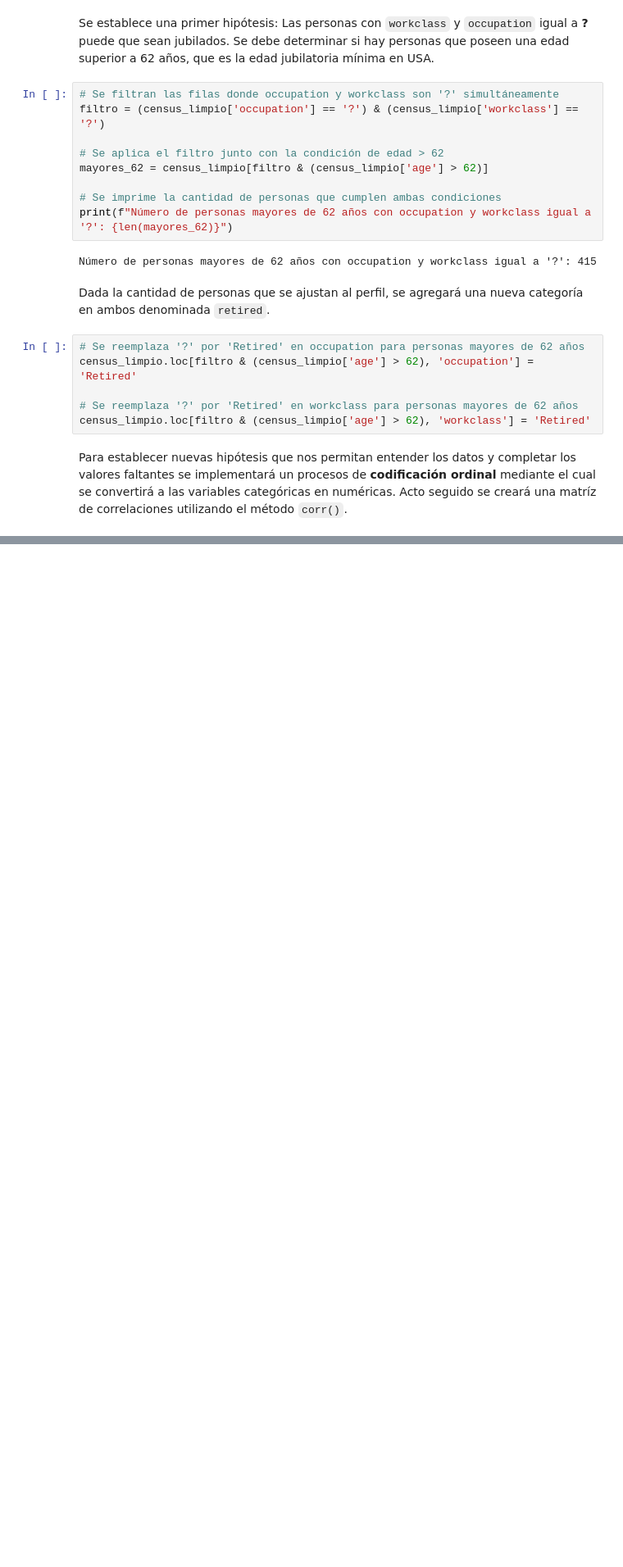
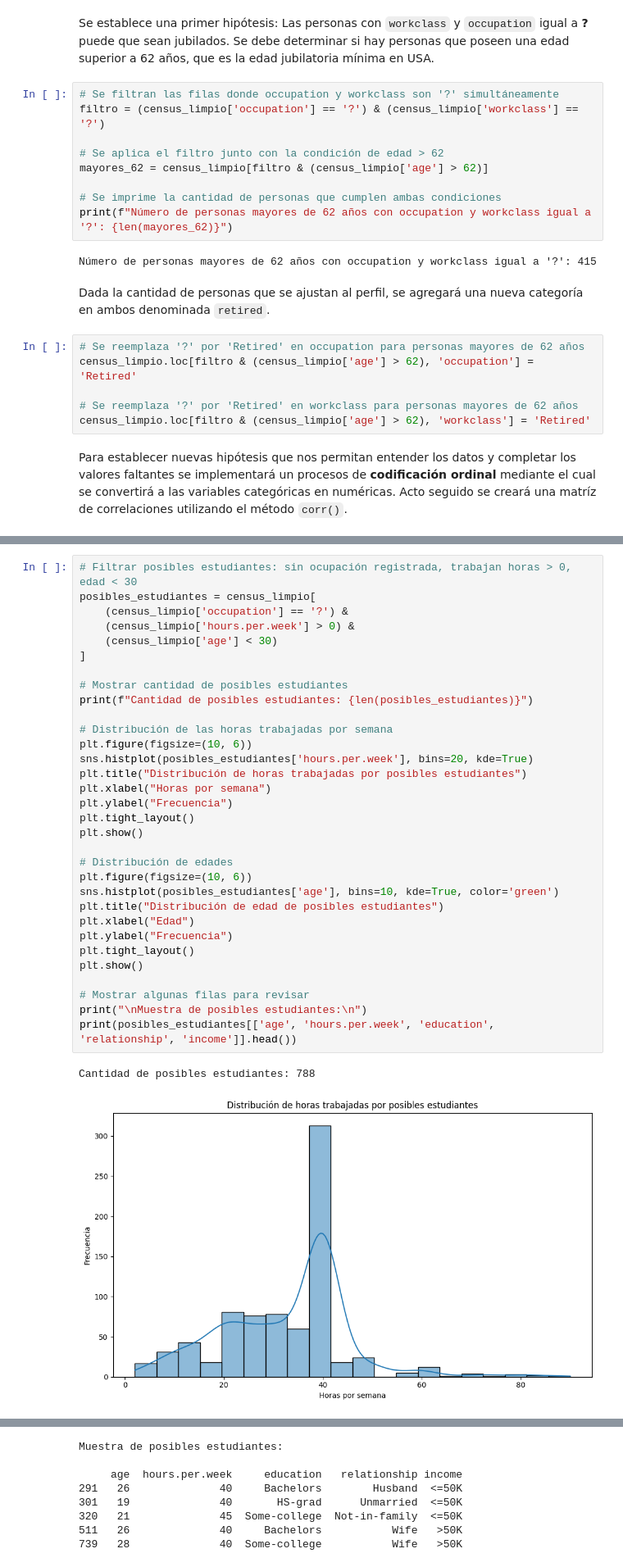
Before and after one commit to jquelas/adult_census_income, a Jupyter notebook: adult_census_income.ipynb, the cells around one changed output, grey strips where cells are left out. Shown: that part at 82% size. Drawn from its saved outputs; the diff is of its cells as text; blank space fills up the shorter version.

```diff
--- a/adult_census_income.ipynb
+++ b/adult_census_income.ipynb
@@ -542,0 +549,35 @@ plt.show()
+# %%
+# Filtrar posibles estudiantes: sin ocupación registrada, trabajan horas > 0, edad < 30
+posibles_estudiantes = census_limpio[
+    (census_limpio['occupation'] == '?') &
+    (census_limpio['hours.per.week'] > 0) &
+    (census_limpio['age'] < 30)
+]
+
+# Mostrar cantidad de posibles estudiantes
+print(f"Cantidad de posibles estudiantes: {len(posibles_estudiantes)}")
+
+# Distribución de las horas trabajadas por semana
+plt.figure(figsize=(10, 6))
+sns.histplot(posibles_estudiantes['hours.per.week'], bins=20, kde=True)
+plt.title("Distribución de horas trabajadas por posibles estudiantes")
+plt.xlabel("Horas por semana")
+plt.ylabel("Frecuencia")
+plt.tight_layout()
+plt.show()
+
+# Distribución de edades
+plt.figure(figsize=(10, 6))
+sns.histplot(posibles_estudiantes['age'], bins=10, kde=True, color='green')
+plt.title("Distribución de edad de posibles estudiantes")
+plt.xlabel("Edad")
+plt.ylabel("Frecuencia")
+plt.tight_layout()
+plt.show()
+
+# Mostrar algunas filas para revisar
+print("\nMuestra de posibles estudiantes:\n")
+print(posibles_estudiantes[['age', 'hours.per.week', 'education', 'relationship', 'income']].head())
+# %% [output]
+Cantidad de posibles estudiantes: 788
+[figure, added]
@@ -542,0 +585,8 @@ plt.show()
+Muestra de posibles estudiantes:
+
+     age  hours.per.week     education   relationship income
+291   26              40     Bachelors        Husband  <=50K
+301   19              40       HS-grad      Unmarried  <=50K
+320   21              45  Some-college  Not-in-family  <=50K
+511   26              40     Bachelors           Wife   >50K
+739   28              40  Some-college           Wife   >50K
```
Also changed, not shown: parts of 3 cells of this notebook.
